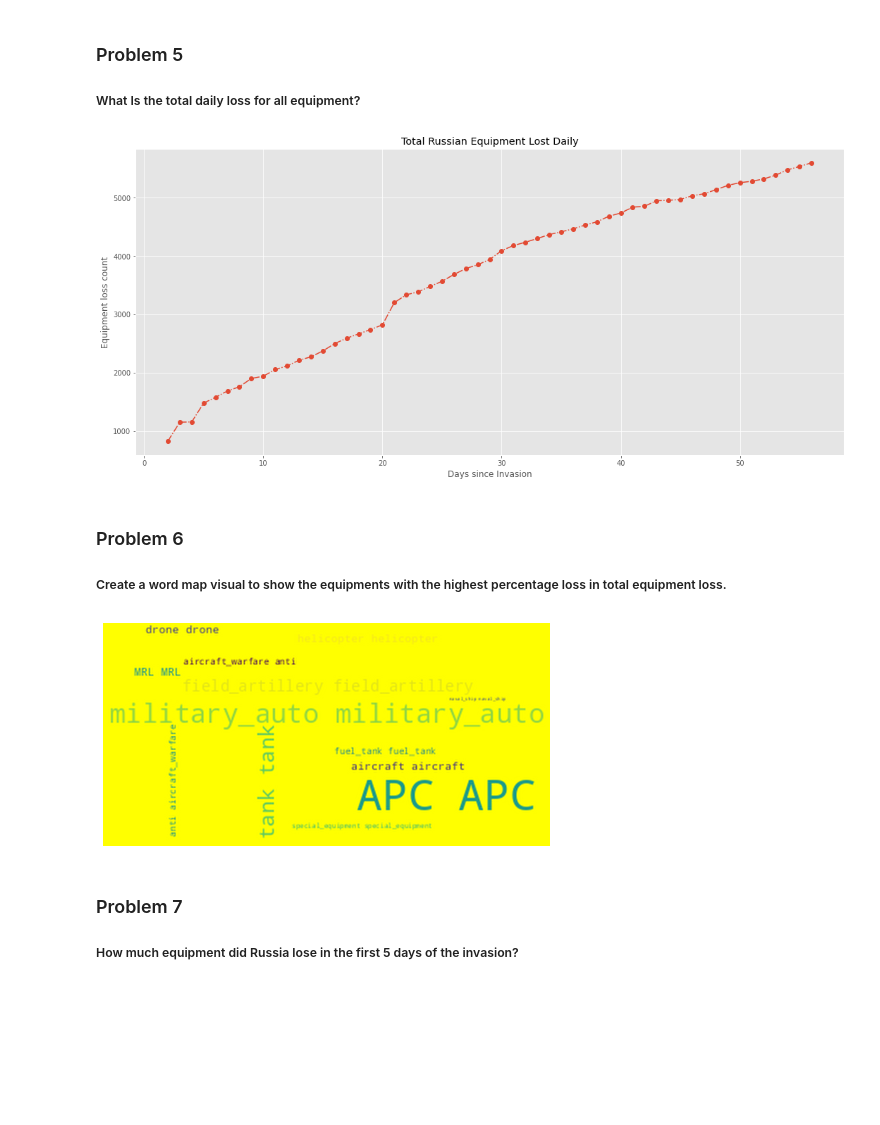
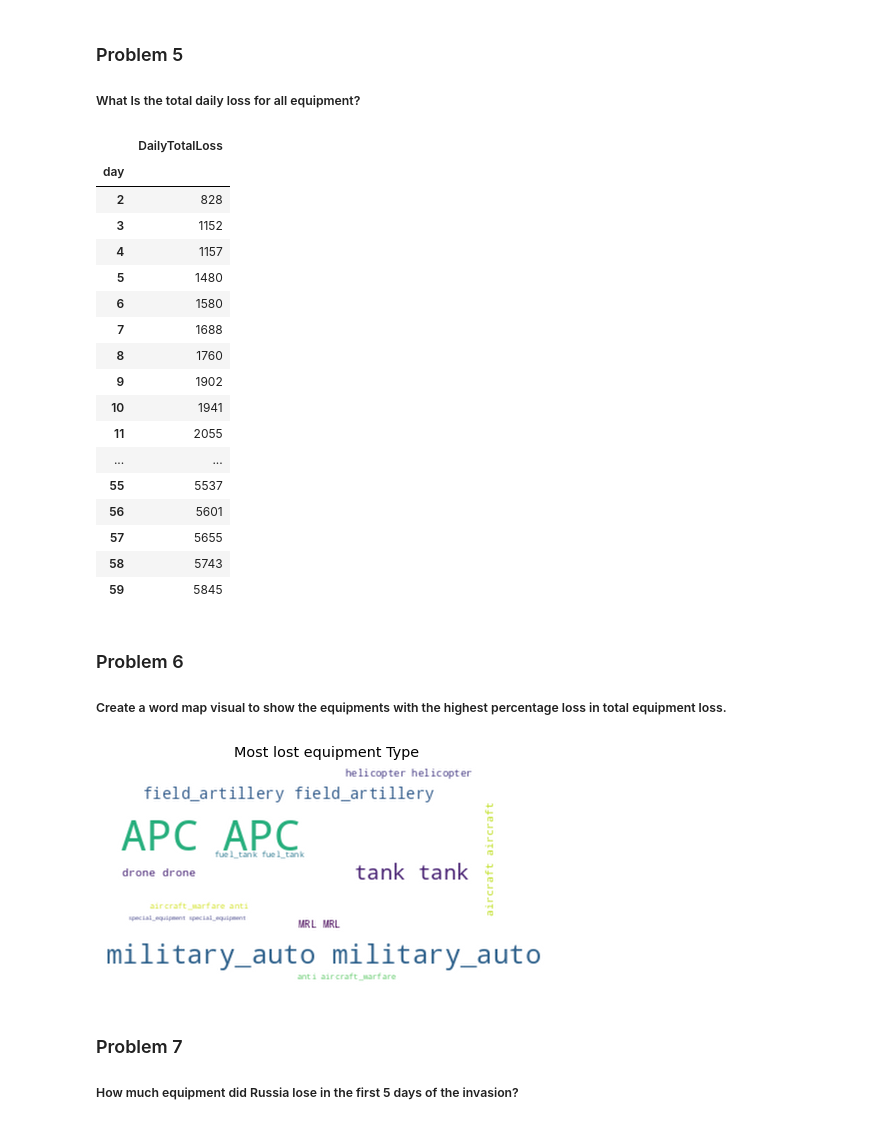
Before and after one commit to Sonya-7/Russian_Invasion_of_Ukraine, a Jupyter notebook: russian-invasion-of-ukraine.ipynb, the cells around one changed output. Cells and saved outputs as stored; diff of their text form; code cells hidden in the pictures; blank space fills up the shorter version.

Commit message:
Kaggle Notebook | Russian Invasion of Ukraine

```diff
--- a/russian-invasion-of-ukraine.ipynb
+++ b/russian-invasion-of-ukraine.ipynb
@@ -242,49 +244,64 @@ max                       489.00000                          200.000000
 
 ##### What Is the total daily loss for all equipment?
 # %%
-daily_total_equip_loss = pd.DataFrame(russian_equipment.reset_index('date'))
+daily_total_equip_loss = russian_equipment.reset_index('date')
 daily_total_equip_loss.drop(columns={'date'}, inplace=True)
 daily_total_equip_loss.set_index('day', inplace=True)
 daily_total_equip_loss['DailyTotalLoss'] = pd.DataFrame(daily_total_equip_loss.sum(axis=1))
-daily_total_equip_loss[['DailyTotalLoss']].plot(linestyle='dashdot', marker="o", figsize=(18,8), legend=False)
-plt.title("Total Russian Equipment Lost Daily")
-plt.xlabel('Days since Invasion')
-plt.ylabel('Equipment loss count')
-plt.show()
+daily_total_equip_loss[['DailyTotalLoss']]
 # %% [output]
-[figure, removed]
+|  | DailyTotalLoss |
+| day |  |
+| 2 | 828 |
+| 3 | 1152 |
+| 4 | 1157 |
+| 5 | 1480 |
+| 6 | 1580 |
+| 7 | 1688 |
+| 8 | 1760 |
+| 9 | 1902 |
+| 10 | 1941 |
+| 11 | 2055 |
+| ... | ... |
+| 55 | 5537 |
+| 56 | 5601 |
+| 57 | 5655 |
+| 58 | 5743 |
+| 59 | 5845 |
 # %% [markdown]
 ### Problem 6
 ##### Create a word map visual to show the equipments with the highest percentage loss in total equipment loss.
 # %%
 # Get the most recent loss data
 total = int(daily_total_equip_loss.iloc[-1: , -1:].values)
 
 total_loss = daily_total_equip_loss.iloc[-1: , :-1]
 total_loss.reset_index(inplace=True)
 total_loss = pd.DataFrame(total_loss.drop('day', axis=1).transpose()).reset_index()
 total_loss.rename(columns={'index':'Equipment', 0:'Count'}, inplace=True)
 total_loss.set_index('Equipment', inplace=True)
-total_loss.rename(index={'field artillery':'field_artillery','military auto':'military_auto', 'fuel tank':'fuel_tank', 'naval ship':'naval_ship',
-       'anti-aircraft warfare':'anti-aircraft_warfare', 'special equipment':'special_equipment', 'mobile SRBM system':'mobile_SRBM_system'}, inplace=True)
+total_loss.rename(index={'field artillery':'field_artillery','military auto':'military_auto', 'fuel tank':'fuel_tank',
+                         'naval ship':'naval_ship', 'anti-aircraft warfare':'anti-aircraft_warfare',
+                         'special equipment':'special_equipment', 'mobile SRBM system':'mobile_SRBM_system'}, inplace=True)
 
-# duplicate equipment name based on how much they contribute to total total_loss
+# duplicate equipment name based on how much they contribute to total loss
 word_string=""
-max_words = 260000
+max_words = 26000
 for equipment in total_loss.index:
-     times_repeat = int(total_loss.loc[equipment, 'Count']/total*max_words)
+     times_repeat = int(total_loss.loc[equipment, 'Count']/total * max_words)
      word_string = word_string + ((equipment + " ") * times_repeat)
 
 # create word cloud
-word_cloud = WordCloud(background_color = 'yellow').generate(word_string)
+word_cloud = WordCloud(background_color = 'white').generate(word_string)
 
 # Display cloud
 plt.figure(figsize=(8,8))
 plt.imshow(word_cloud, interpolation='bessel')
+plt.title('Most lost equipment Type')
 plt.axis('off')
 plt.show()
 # %% [output]
-[figure, old version]
+[figure, new version]
 # %% [markdown]
 ### Problem 7
 
```
Also changed, not shown: parts of 15 cells of this notebook.
